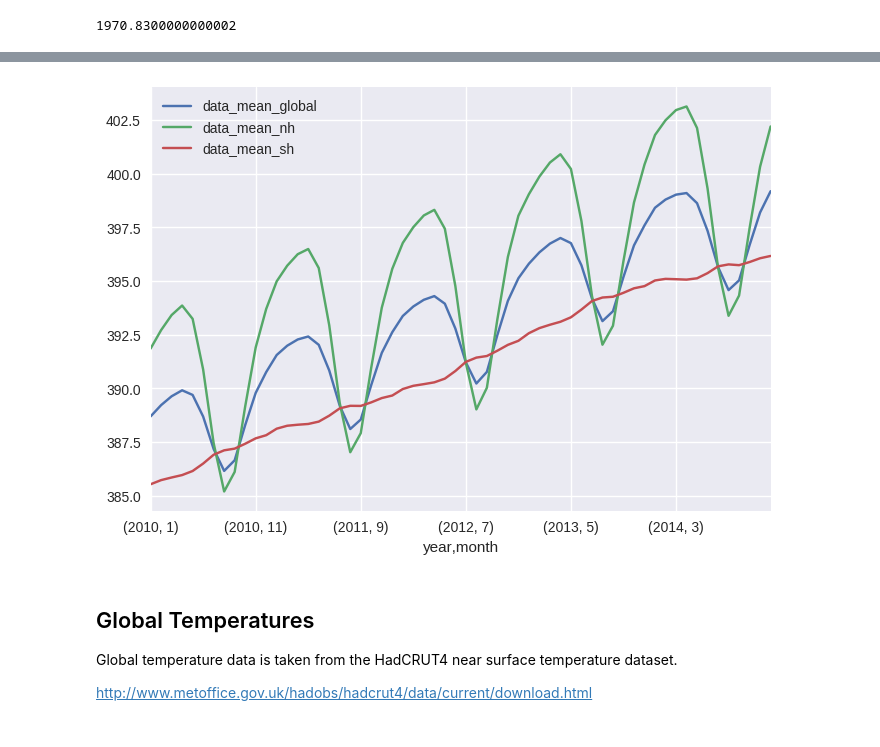
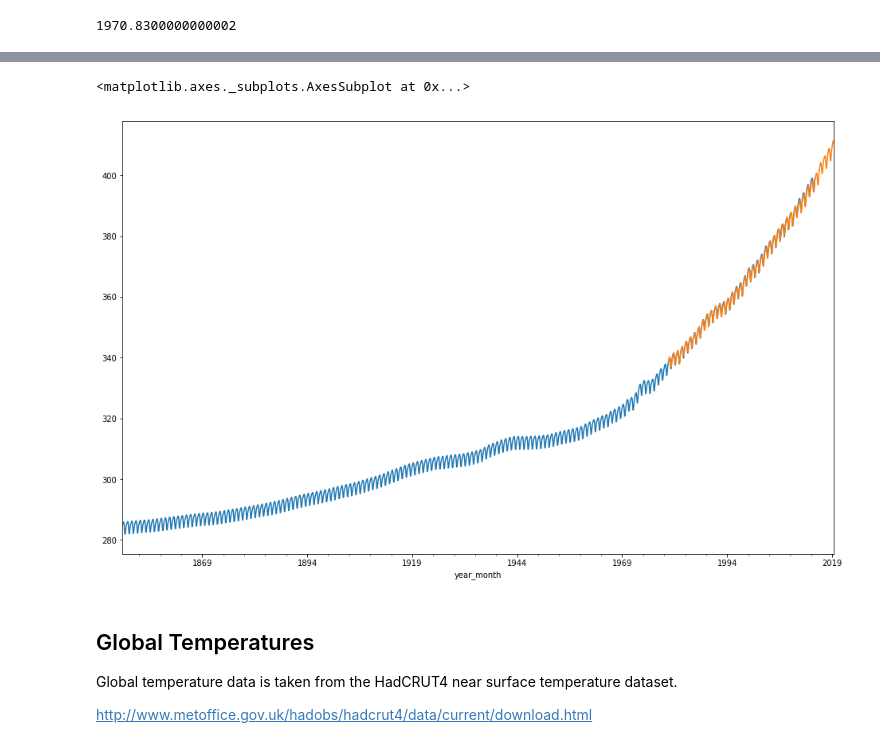
Before and after one commit to openclimatedata/climate-spirals, a Jupyter notebook: data/Climate Spirals Data.ipynb, the cells around one changed output, grey strips where cells are left out. Drawn from its saved outputs; the diff is of its cells as text; code cells hidden in the pictures.

```diff
--- a/data/Climate Spirals Data.ipynb
+++ b/data/Climate Spirals Data.ipynb
@@ -138,0 +139,5 @@ CO<sub>2</sub> concentrations are taken from the [CMIP6 concentration dataset](h
+# %%
+noaa = pd.read_csv("co2_mm_gl.txt", comment="#", parse_dates=[[0, 1]], index_col=[0], delim_whitespace=True, header=None,
+                  names=["year", "month", "decimal", "average", "trend"])
+
+noaa.head()
@@ -160,5 +171,0 @@ cmip6.plot()
-# %%
-cmip6.loc[2010:].plot()
-cmip6 = cmip6.reset_index()
-# %% [output]
-[figure, removed]
@@ -168,0 +172,7 @@ cmip6.rename(columns={"data_mean_sh": "value"}).to_csv("../public/concentrations
+# %%
+fig, ax = plt.subplots(1,1, figsize=(16,10))
+cmip6.loc["1850":]["data_mean_global"].plot(ax=ax)
+noaa["average"].plot(ax=ax)
+# %% [output]
+<matplotlib.axes._subplots.AxesSubplot at 0x...>
+[figure, added]
```
Also changed, not shown: parts of 12 cells of this notebook, 5 other files.
